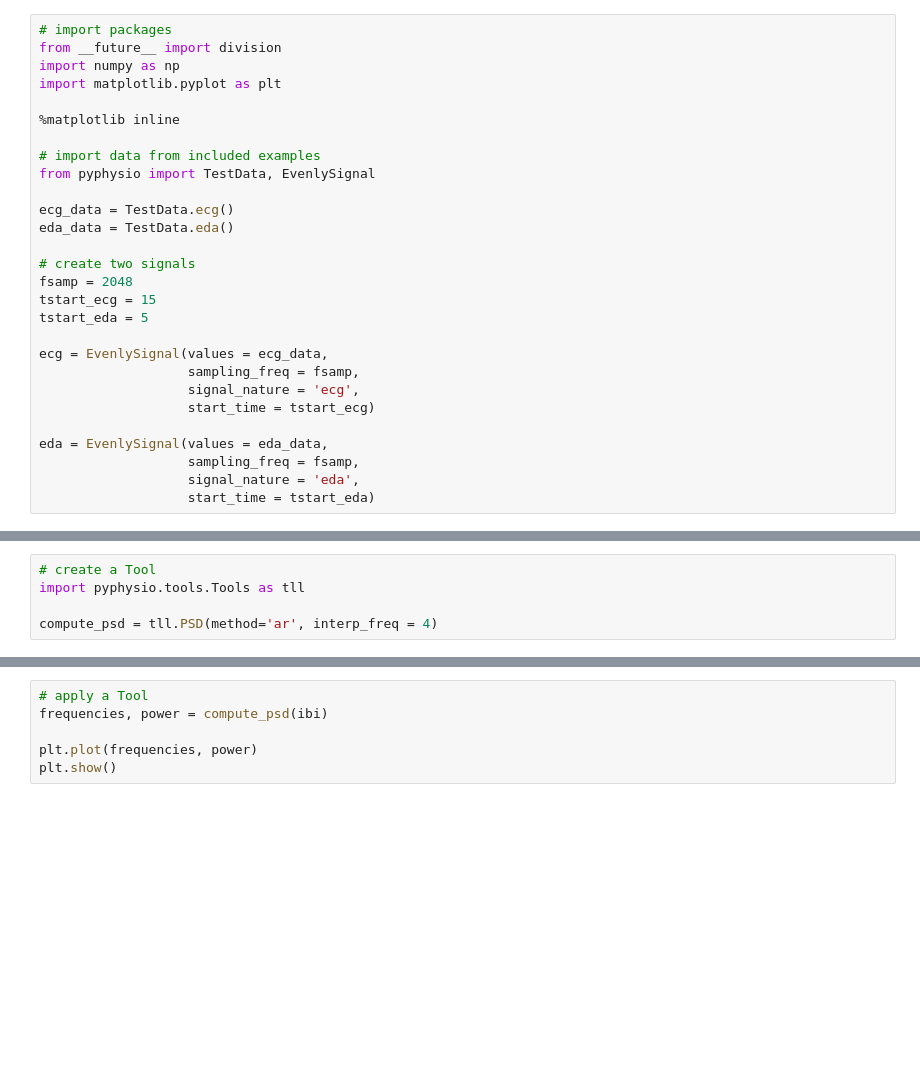
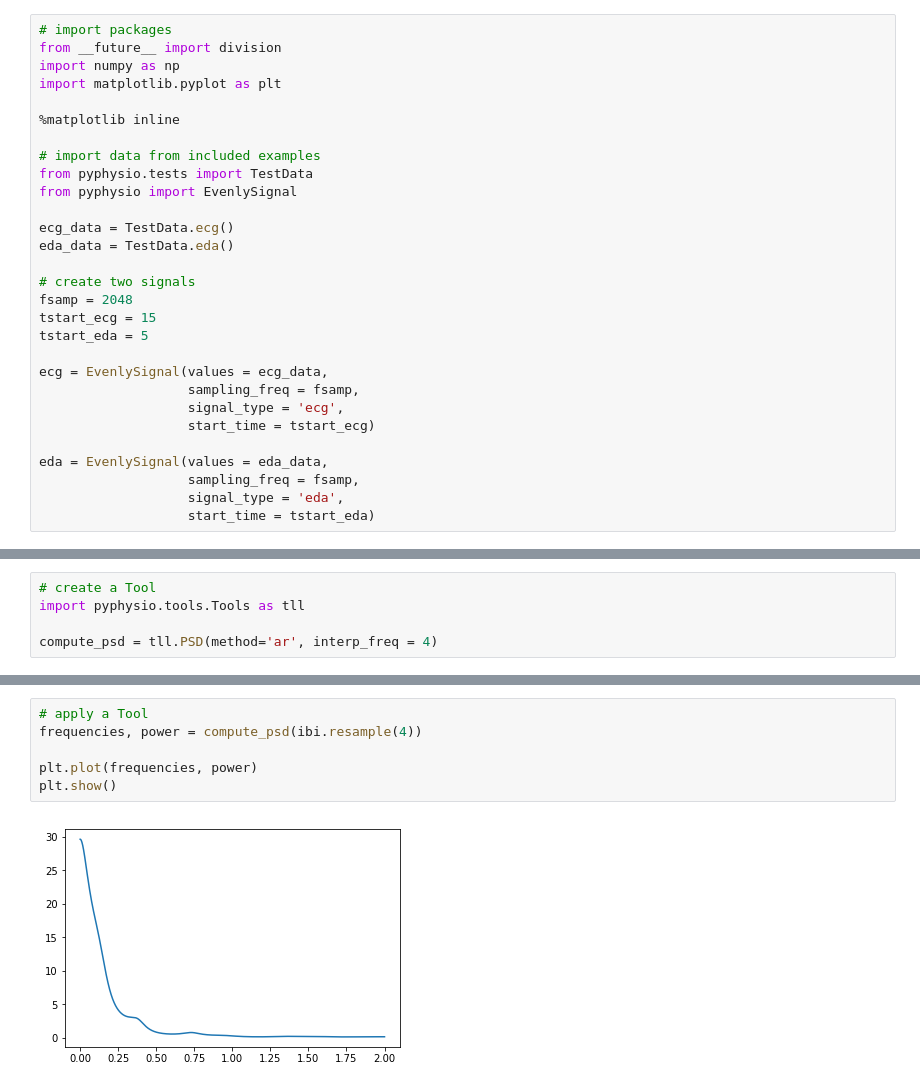
Before and after one commit to MPBA/pyphysio, a Jupyter notebook: tutorials/2-algorithms.ipynb, the cells around one changed output, grey strips where cells are left out. Saved outputs shown, nothing was run; the diff lists cells and outputs as text; blank space fills up the shorter version.

```diff
--- a/tutorials/2-algorithms.ipynb
+++ b/tutorials/2-algorithms.ipynb
@@ -43,7 +43,8 @@ import matplotlib.pyplot as plt
 %matplotlib inline
 
 # import data from included examples
-from pyphysio import TestData, EvenlySignal
+from pyphysio.tests import TestData
+from pyphysio import EvenlySignal
 
 ecg_data = TestData.ecg()
 eda_data = TestData.eda()
@@ -55,12 +56,12 @@ tstart_eda = 5
 
 ecg = EvenlySignal(values = ecg_data,
                    sampling_freq = fsamp,
-                   signal_nature = 'ecg',
+                   signal_type = 'ecg',
                    start_time = tstart_ecg)
 
 eda = EvenlySignal(values = eda_data,
                    sampling_freq = fsamp,
-                   signal_nature = 'eda',
+                   signal_type = 'eda',
                    start_time = tstart_eda)
 # %% [markdown]
 ### 2.1 Filters
@@ -165,6 +192,8 @@ compute_psd
 # %%
 # apply a Tool
-frequencies, power = compute_psd(ibi)
+frequencies, power = compute_psd(ibi.resample(4))
 
 plt.plot(frequencies, power)
 plt.show()
+# %% [output]
+[figure, added]
```
Also changed, not shown: parts of 10 cells of this notebook, 3 other files.
